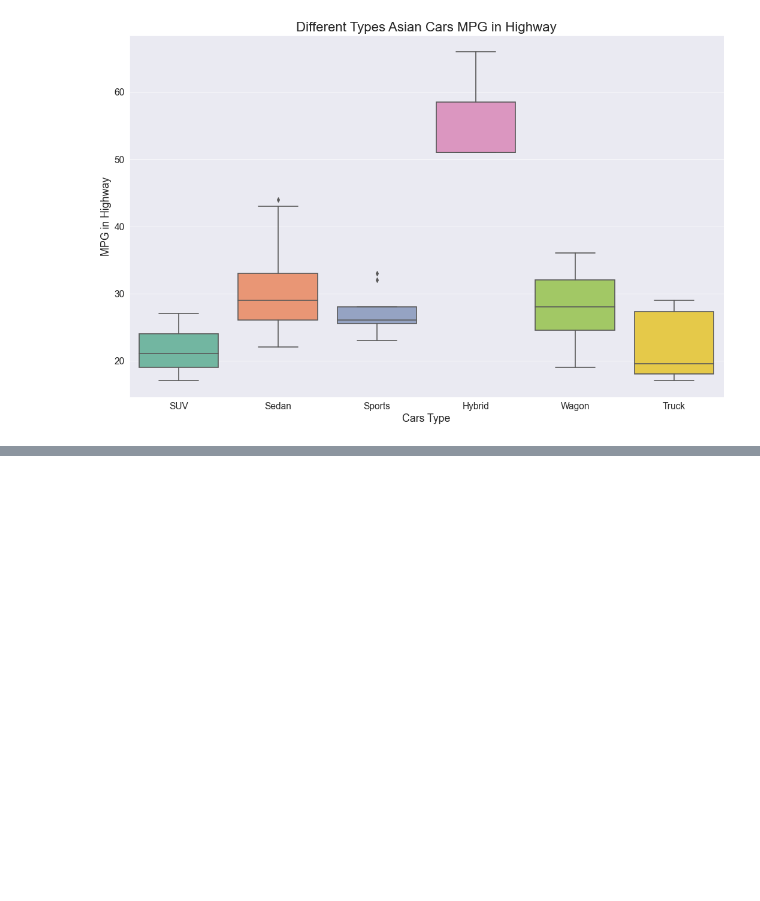
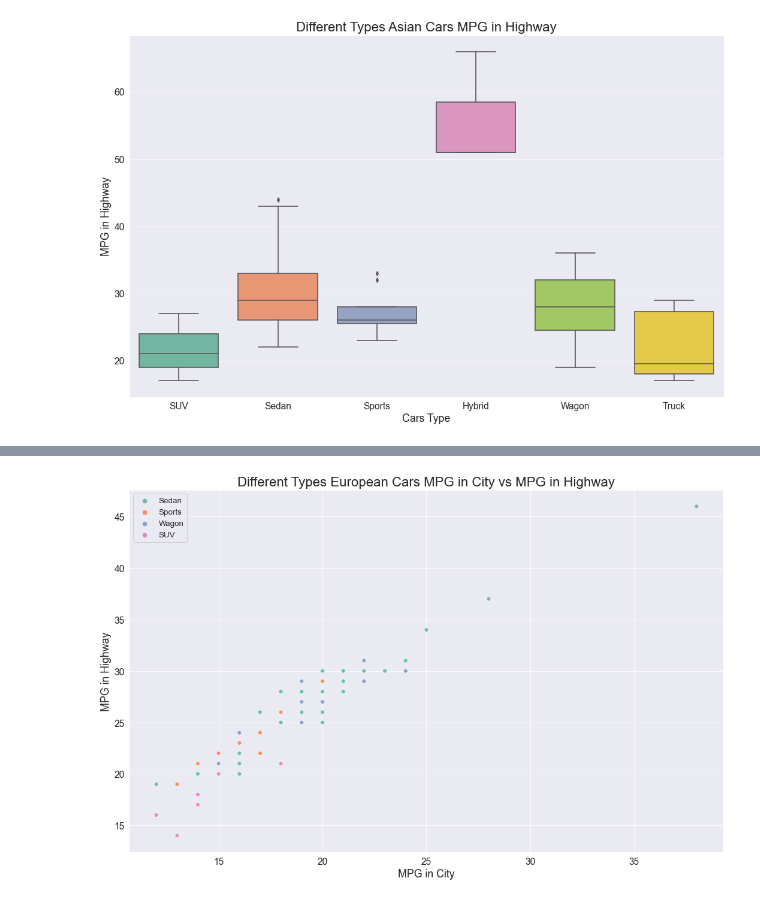
Before and after one commit to shamimsikder/Data-Visualization-Exercises, a Jupyter notebook: Cars Data Visualization.ipynb, the cells around one changed output, grey strips where cells are left out. Cells and saved outputs as stored; diff of their text form; code cells hidden in the pictures; blank space fills up the shorter version.

Commit message:
MPG in City vs MPG in Highway

```diff
--- a/Cars Data Visualization.ipynb
+++ b/Cars Data Visualization.ipynb
@@ -419,0 +420,13 @@ plt.yticks(fontsize=14);
+# %%
+fig, ax = plt.subplots(figsize=(16,10), dpi= 80)
+
+sns.scatterplot(x=df.MPG_City,y=df.MPG_Highway,hue=df.Type)
+
+plt.title("Different Types European Cars MPG in City vs MPG in Highway",fontsize=20)
+plt.xlabel("MPG in City",fontsize=16)
+plt.xticks(fontsize=14)
+plt.ylabel("MPG in Highway",fontsize=16)
+plt.yticks(fontsize=14)
+plt.legend(loc=2,fontsize=12);
+# %% [output]
+[figure, added]
```
Also changed, not shown: parts of 10 cells of this notebook.
